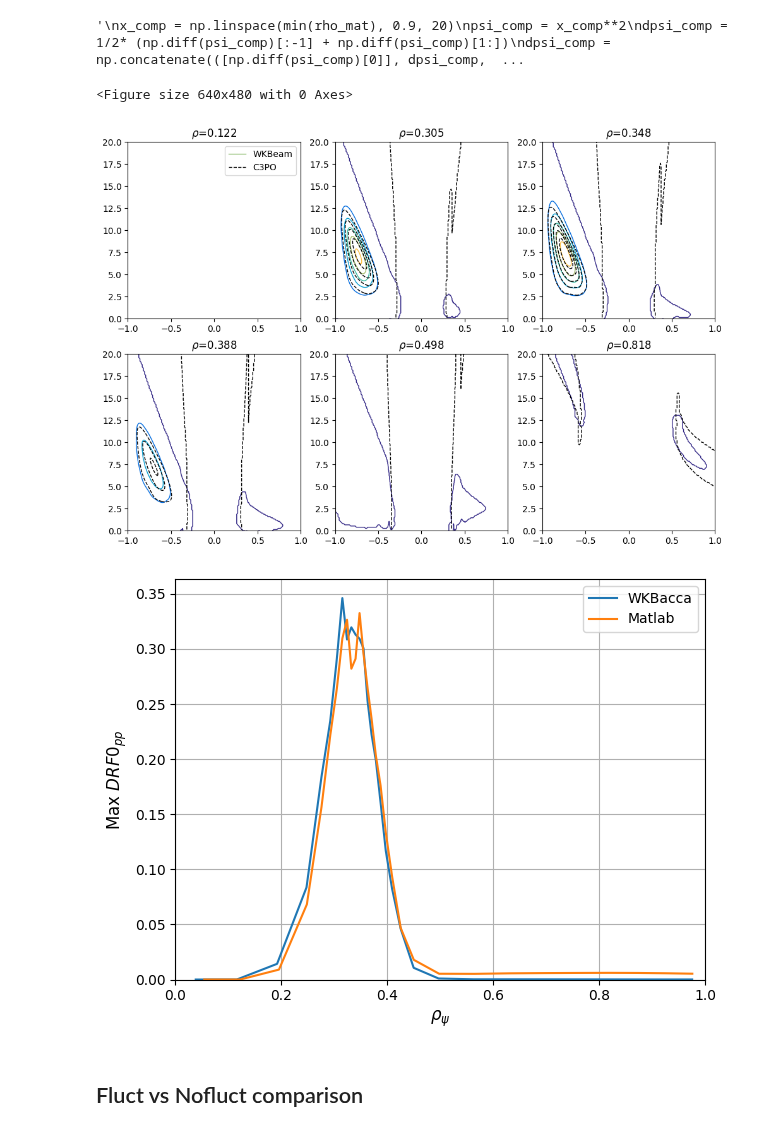
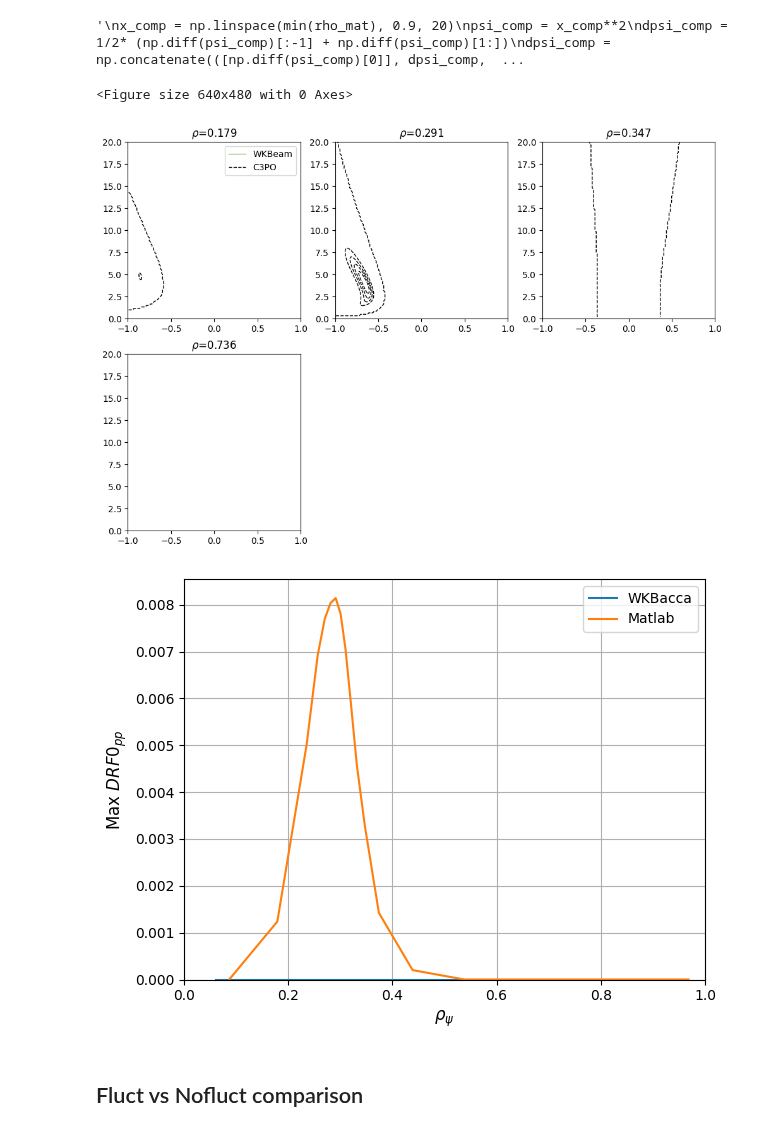
Before and after one commit to EwoutDevlaminck/WKBacca_QL, a Jupyter notebook: Analysis_sparse.ipynb, the cells around one changed output. Drawn from its saved outputs; the diff is of its cells as text; code cells hidden in the pictures.

```diff
--- a/Analysis_sparse.ipynb
+++ b/Analysis_sparse.ipynb
@@ -65,10 +65,10 @@ cm_data = [[0.2081, 0.1663, 0.5292], [0.2116238095, 0.1897809524, 0.5776761905],
 parula_map = LinearSegmentedColormap.from_list('parula', cm_data)
 parula_map.set_under(cm_data[0])
 # %%
-filename_nofluct        = '/home/devlamin/WKBacca_LUKE_cases/TCV_74302_nonuni/WKBeam_results/nofluct/QL_waves_TCV74302_1.2_nofluct_sparse.h5'
-filename_fluct          = '/home/devlamin/WKBacca_LUKE_cases/TCV_74302_nonuni/WKBeam_results/fluct/QL_waves_TCV74302_1.2_fluct_sparse.h5'
+filename_nofluct        = '/home/devlamin/WKbeam_simulations/TCV_85355_0.9_nofluct/output/QLdiff_nofluct.h5'
+filename_fluct          = '/home/devlamin/WKbeam_simulations/TCV_85355_0.9_nofluct/output/QLdiff_nofluct.h5'
 
-matlab_file         = '/home/devlamin/WKBacca_LUKE_cases/TCV_74302_nonuni/Drf_data.mat'
+matlab_file         = '/home/devlamin/WKbeam_simulations/TCV_85355_0.9_nofluct/output/Drf_data.mat'
 # %%
 mat = loadmat(matlab_file)['Drf_data']
 Drf_mat = mat['dat'][0,0]
@@ -361,37 +362,37 @@ plt.figure(figsize=(12, 8))
 plotindex = 1
 for i in range(1, len(psi), 5):
     ax = plt.subplot(2, 3, plotindex)
     plotindex += 1
     #ax.pcolormesh(ksi0, p_norm,DRF_pp_nofluct[:, :, i].T, cmap=parula_map, vmin=min_nofluct, vmax=max_nofluct)
     ax.contour(ksi0, p_norm, DRF_pp_nofluct[:, :, i].T, np.linspace(min_mat, max_mat, 7), cmap=parula_map, linestyles='-', linewidths=1)
 
     ax.contour(ksi0, p_norm[1:], Drf_mat[:, :, i], np.linspace(min_mat, max_mat, 7), colors='k', linestyles='dashed', linewidths=1)
     ax.set_ylim(0, p_max)
     ax.set_xlim(-1, 1)
     ax.set_title(rf'$\rho$={np.sqrt(psi[i]):.3f}')
 
     if plotindex == 2:
         h1 = plt.Line2D([0], [0], color=cm_data[40], linestyle='-', linewidth=1, label='WKBeam')
         h2 = plt.Line2D([0], [0], color='k', linestyle='dashed', linewidth=1, label='C3PO')
         ax.legend(handles=[h1, h2])
 
 plt.show()
 
 plt.figure()
-plt.plot(rho_abs_nofluct, np.amax(DRF_pp_nofluct[:, :, :], axis=(0, 1)), label='WKBacca')
-plt.plot(rho_mat, np.amax(Drf_mat[:, :, :], axis=(0, 1)), label='Matlab')
+plt.plot(rho_abs_nofluct, np.mean(DRF_pp_nofluct[:, :, :], axis=(0, 1)), label='WKBacca')
+plt.plot(rho_mat, np.mean(Drf_mat[:, :, :], axis=(0, 1)), label='Matlab')
 plt.xlabel(r'$\rho_{\psi}$', fontsize=12)
 plt.ylabel('Max $DRF0_{pp}$', fontsize=12)
 plt.xlim([0, 1])
 plt.ylim(0)
 plt.legend()
 plt.grid()
 plt.tight_layout()
 plt.show()
 # %% [output]
 <Figure size 640x480 with 0 Axes>
-[figure, old version]
+[figure, new version]
-[figure, old version]
+[figure, new version]
 # %% [markdown]
 ## Fluct vs Nofluct comparison
 # %%
```
Also changed, not shown: parts of 13 cells of this notebook, 21 other files.
